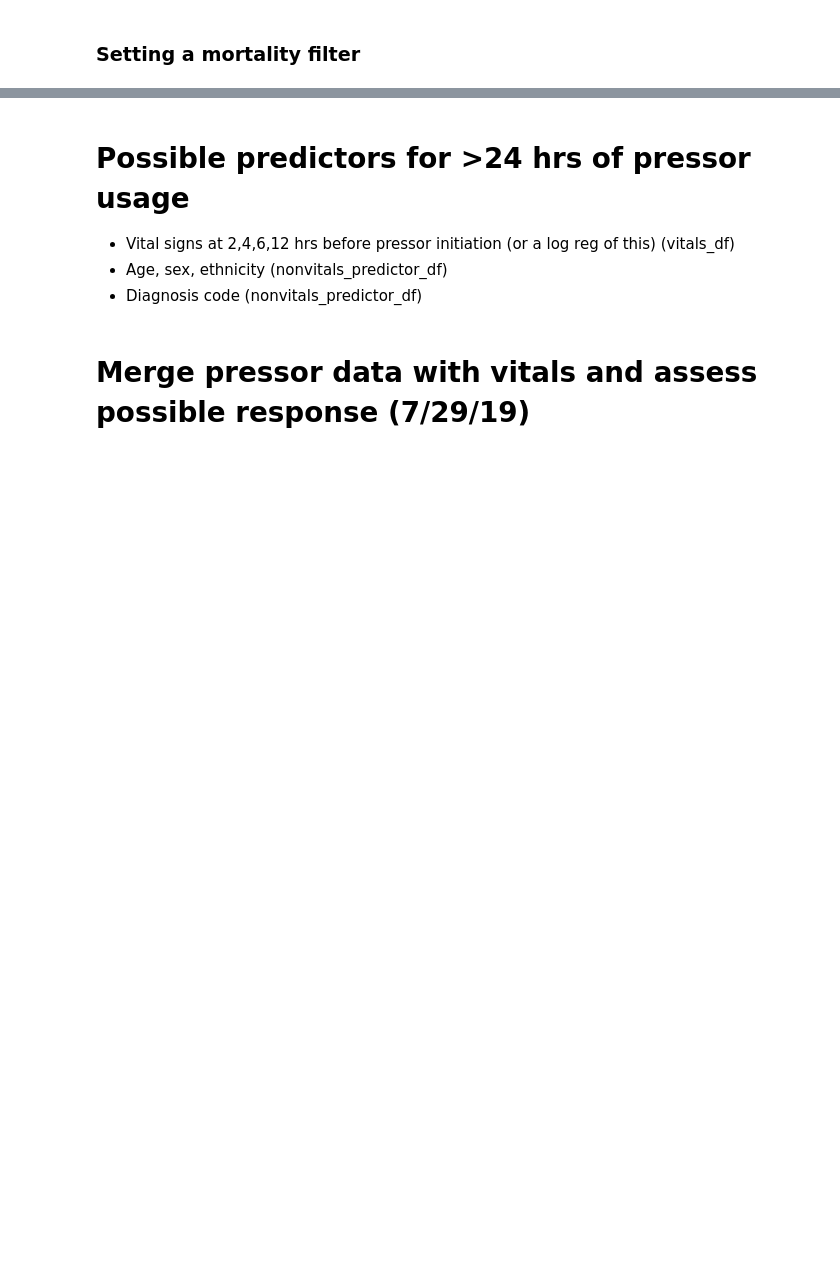
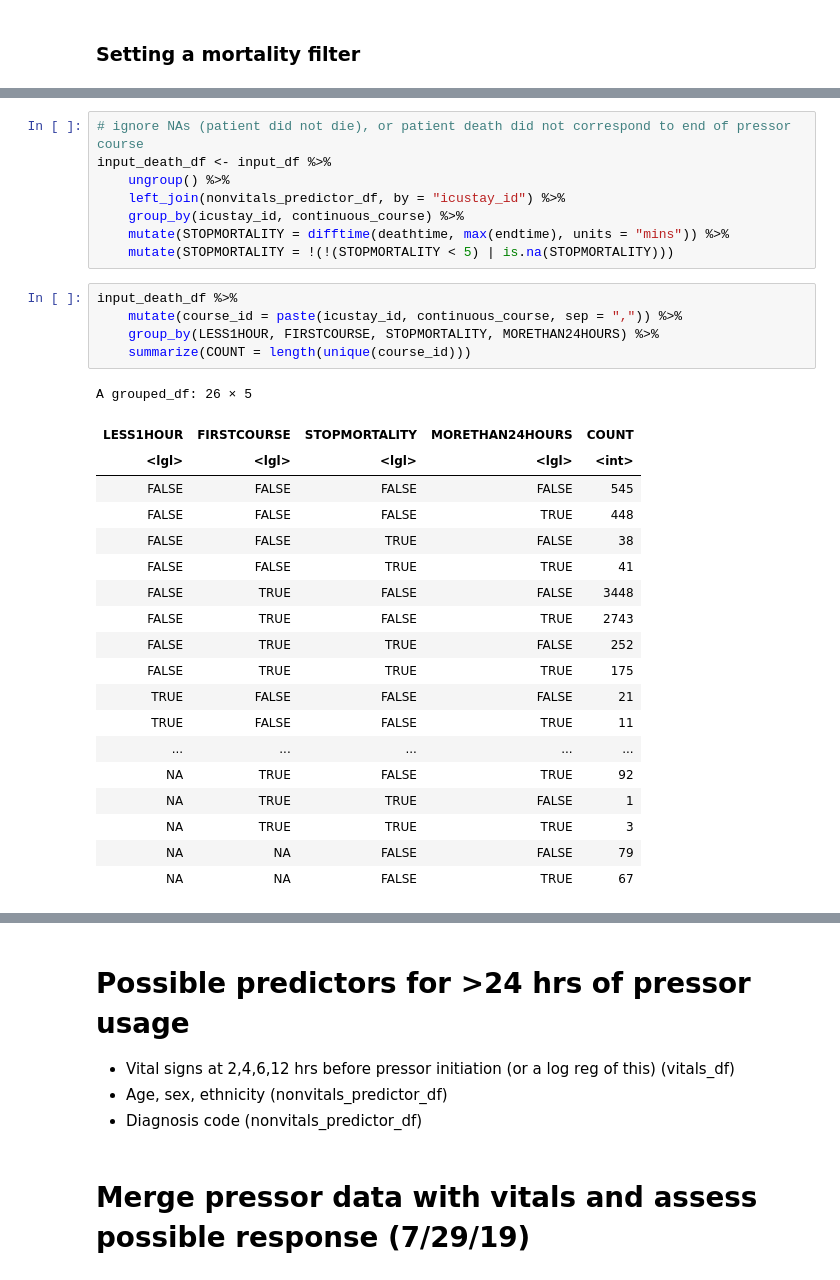
Before and after one commit to ruoyijiang/general, a Jupyter notebook: projects/haimovich_pressors/R_Pressor_Outcomes.ipynb, the cells around one changed output, grey strips where cells are left out. Drawn from its saved outputs; the diff is of its cells as text; blank space fills up the shorter version.

```diff
--- a/projects/haimovich_pressors/R_Pressor_Outcomes.ipynb
+++ b/projects/haimovich_pressors/R_Pressor_Outcomes.ipynb
@@ -366,0 +390,33 @@ A tibble: 3 × 2
+# %%
+# ignore NAs (patient did not die), or patient death did not correspond to end of pressor course
+input_death_df <- input_df %>%
+    ungroup() %>%
+    left_join(nonvitals_predictor_df, by = "icustay_id") %>%
+    group_by(icustay_id, continuous_course) %>%
+    mutate(STOPMORTALITY = difftime(deathtime, max(endtime), units = "mins")) %>%
+    mutate(STOPMORTALITY = !(!(STOPMORTALITY < 5) | is.na(STOPMORTALITY)))
+# %%
+input_death_df %>%
+    mutate(course_id = paste(icustay_id, continuous_course, sep = ",")) %>%
+    group_by(LESS1HOUR, FIRSTCOURSE, STOPMORTALITY, MORETHAN24HOURS) %>%
+    summarize(COUNT = length(unique(course_id)))
+# %% [output]
+A grouped_df: 26 × 5
+| LESS1HOUR | FIRSTCOURSE | STOPMORTALITY | MORETHAN24HOURS | COUNT |
+| <lgl> | <lgl> | <lgl> | <lgl> | <int> |
+| FALSE | FALSE | FALSE | FALSE | 545 |
+| FALSE | FALSE | FALSE | TRUE | 448 |
+| FALSE | FALSE | TRUE | FALSE | 38 |
+| FALSE | FALSE | TRUE | TRUE | 41 |
+| FALSE | TRUE | FALSE | FALSE | 3448 |
+| FALSE | TRUE | FALSE | TRUE | 2743 |
+| FALSE | TRUE | TRUE | FALSE | 252 |
+| FALSE | TRUE | TRUE | TRUE | 175 |
+| TRUE | FALSE | FALSE | FALSE | 21 |
+| TRUE | FALSE | FALSE | TRUE | 11 |
+| ... | ... | ... | ... | ... |
+| NA | TRUE | FALSE | TRUE | 92 |
+| NA | TRUE | TRUE | FALSE | 1 |
+| NA | TRUE | TRUE | TRUE | 3 |
+| NA | NA | FALSE | FALSE | 79 |
+| NA | NA | FALSE | TRUE | 67 |
```
Also changed, not shown: parts of 14 cells of this notebook.
